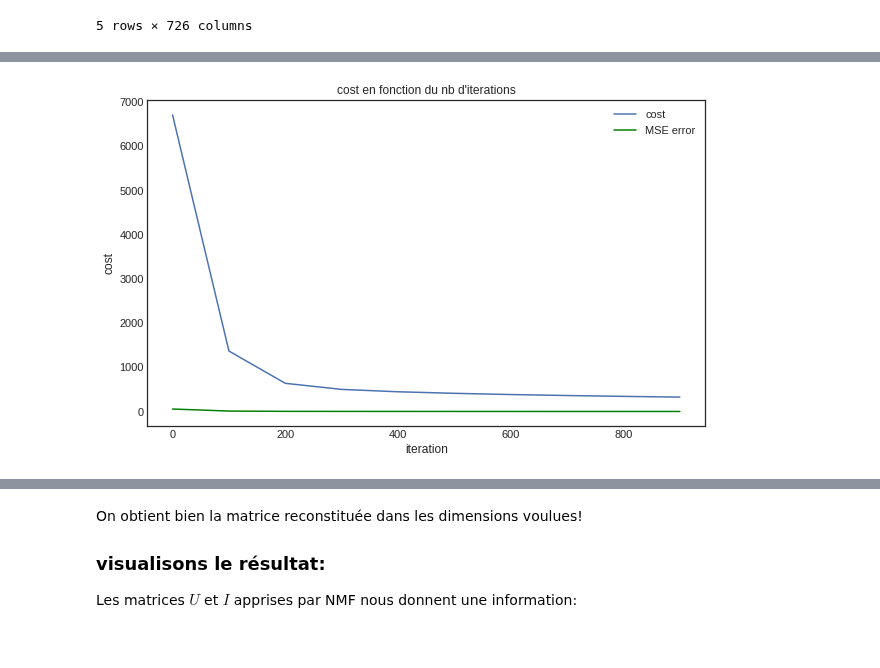
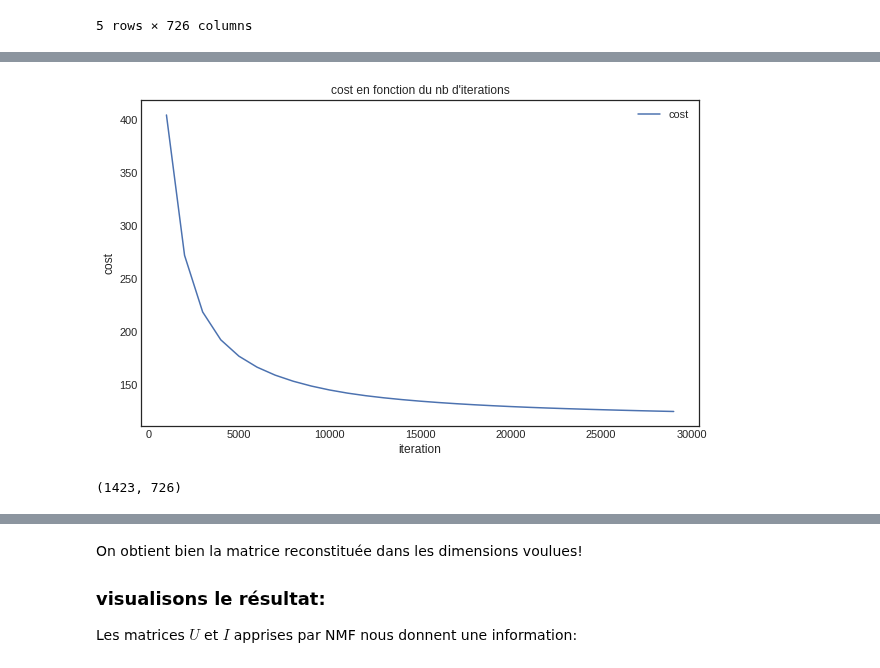
Before and after one commit to ismaelbonneau/movie_recommender, a Jupyter notebook: collaborative_filtering_1.ipynb, the cells around one changed output, grey strips where cells are left out. Drawn from its saved outputs; the diff is of its cells as text; code cells hidden in the pictures.

```diff
--- a/collaborative_filtering_1.ipynb
+++ b/collaborative_filtering_1.ipynb
@@ -163,6 +163,8 @@ mask.head()
 | qui_j | False | False | False | False | False | False | False | False | False | False | ... | ... |
 | BeneCumb | False | False | False | False | False | False | False | False | False | False | ... | ... |
 5 rows × 726 columns
+# %%
+df.columns = list(range(len(serie_dict)))
 # %% [markdown]
 ### Matrix Factorization: principe
 
@@ -286,13 +292,16 @@ with tf.Session() as sess:
 # %%
 plt.figure(figsize=(10,6))
 plt.title("cost en fonction du nb d'iterations")
 plt.xlabel("iteration")
 plt.ylabel("cost")
-plt.plot([a for a,b in costs], [b for a,b in costs], label="cost")
-plt.plot([a for a,b in costs], mses, color="green", label="MSE error")
+plt.plot([a for a,b in costs[1:]], [b for a,b in costs[1:]], label="cost")
+#plt.plot([a for a,b in costs], mses, color="green", label="MSE error")
 plt.legend()
 plt.show()
 # %% [output]
-[figure, old version]
+[figure, new version]
 # %%
-xptdr = np.round(np.dot(learnt_U, learnt_I) * 10)
+xptdr = np.round((df.T.stack().values.mean() + (learnt_bU + learnt_bI) + np.dot(learnt_U, learnt_I)) * 10)
+xptdr.shape
+# %% [output]
+(1423, 726)
```
Also changed, not shown: parts of 9 cells of this notebook.
